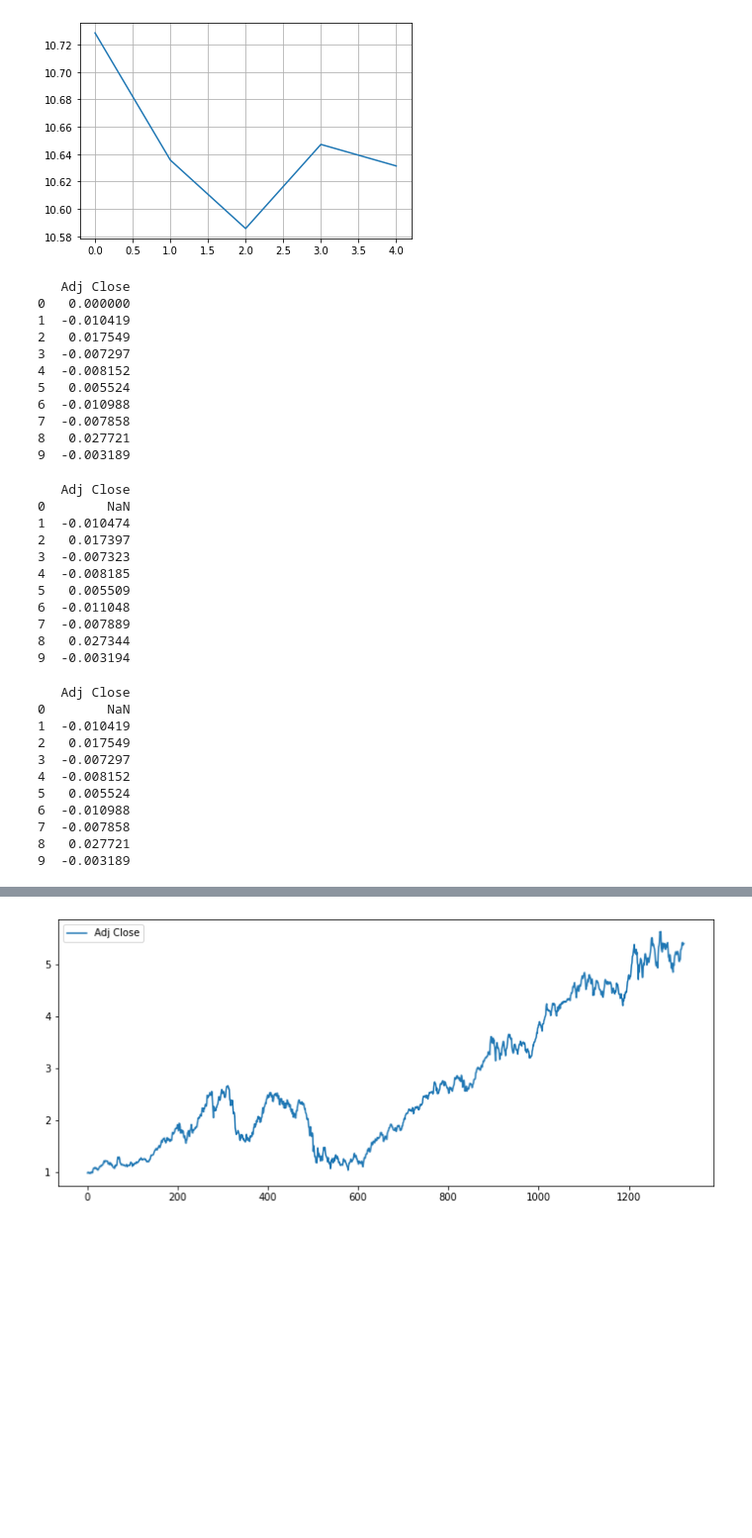
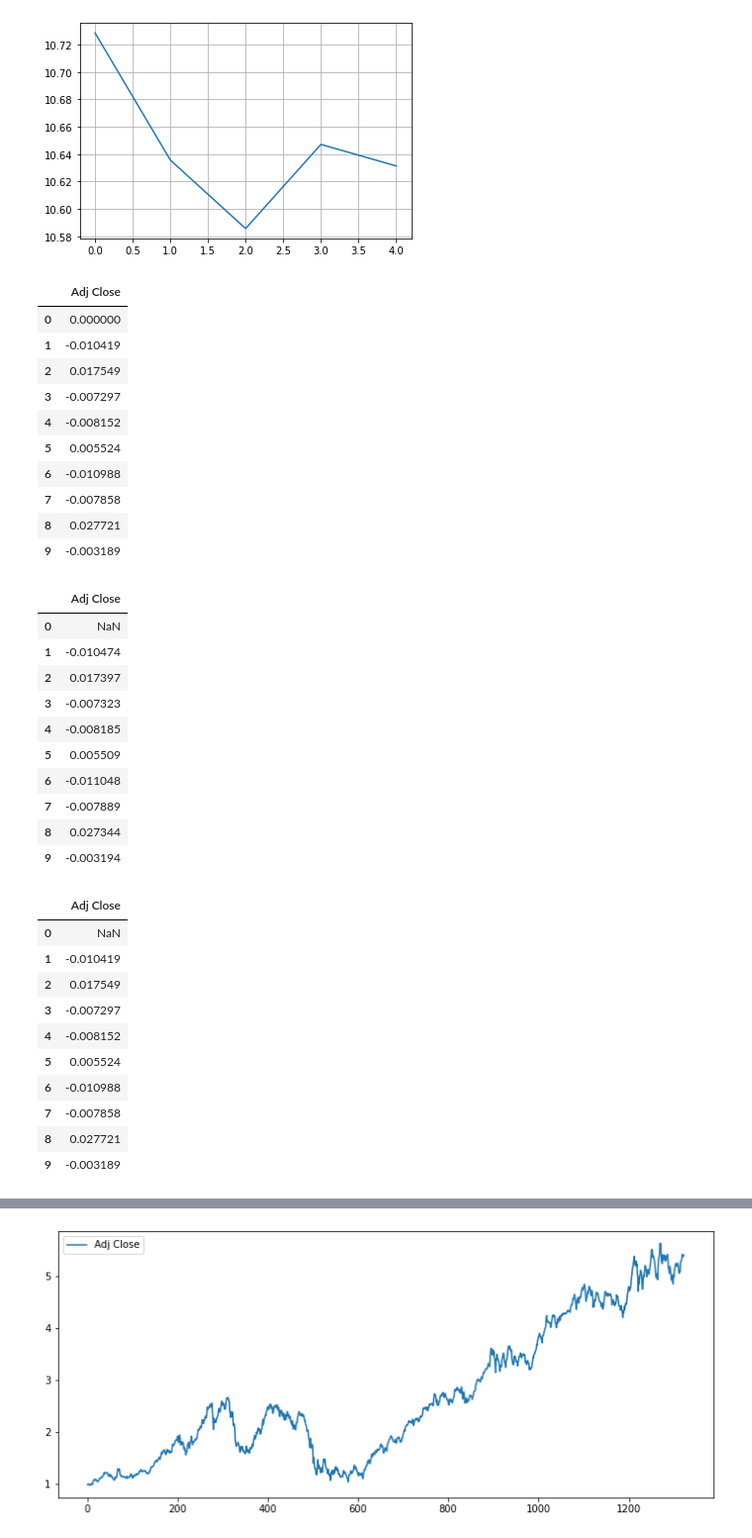
Before and after one commit to DataCrusade1999/Quantitative-Analytics, a Jupyter notebook: Quantitative_Analytics.ipynb, the cells around one changed output, grey strips where cells are left out. Shown at 99% size. Cells and saved outputs as stored; diff of their text form; code cells hidden in the pictures; blank space fills up the shorter version.

```diff
--- a/Quantitative_Analytics.ipynb
+++ b/Quantitative_Analytics.ipynb
@@ -143,50 +143,50 @@ plt.show()
 # %%
 daily_close=aapl[['Adj Close']]
 daily_pct_change=daily_close.pct_change()
 daily_pct_change.fillna(0, inplace=True)
-print(daily_pct_change.head(10))
+daily_pct_change.head(10)
 # %% [output]
-   Adj Close
-0   0.000000
-1  -0.010419
-2   0.017549
-3  -0.007297
-4  -0.008152
-5   0.005524
-6  -0.010988
-7  -0.007858
-8   0.027721
-9  -0.003189
+|  | Adj Close |
+| 0 | 0.000000 |
+| 1 | -0.010419 |
+| 2 | 0.017549 |
+| 3 | -0.007297 |
+| 4 | -0.008152 |
+| 5 | 0.005524 |
+| 6 | -0.010988 |
+| 7 | -0.007858 |
+| 8 | 0.027721 |
+| 9 | -0.003189 |
 # %%
 daily_log_returns = np.log(daily_close.pct_change()+1)
-print(daily_log_returns.head(10))
+daily_log_returns.head(10)
 # %% [output]
-   Adj Close
-0        NaN
-1  -0.010474
-2   0.017397
-3  -0.007323
-4  -0.008185
-5   0.005509
-6  -0.011048
-7  -0.007889
-8   0.027344
-9  -0.003194
+|  | Adj Close |
+| 0 | NaN |
+| 1 | -0.010474 |
+| 2 | 0.017397 |
+| 3 | -0.007323 |
+| 4 | -0.008185 |
+| 5 | 0.005509 |
+| 6 | -0.011048 |
+| 7 | -0.007889 |
+| 8 | 0.027344 |
+| 9 | -0.003194 |
 # %%
 #prefer this method while calculating daily percent change
 daily_pct_change = daily_close / daily_close.shift(1) - 1
-print(daily_pct_change.head(10))
+daily_pct_change.head(10)
 # %% [output]
-   Adj Close
-0        NaN
-1  -0.010419
-2   0.017549
-3  -0.007297
-4  -0.008152
-5   0.005524
-6  -0.010988
-7  -0.007858
-8   0.027721
-9  -0.003189
+|  | Adj Close |
+| 0 | NaN |
+| 1 | -0.010419 |
+| 2 | 0.017549 |
+| 3 | -0.007297 |
+| 4 | -0.008152 |
+| 5 | 0.005524 |
+| 6 | -0.010988 |
+| 7 | -0.007858 |
+| 8 | 0.027721 |
+| 9 | -0.003189 |
 # %%
 daily_log_returns_shift=np.log(daily_close / daily_close.shift(1))
```
Also changed, not shown: parts of 9 cells of this notebook.
